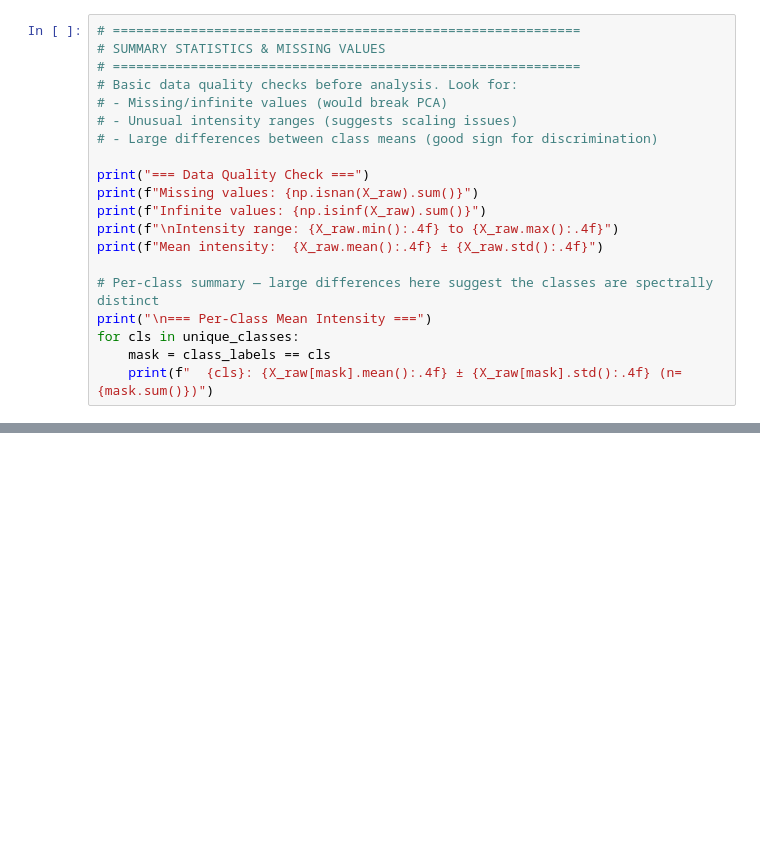
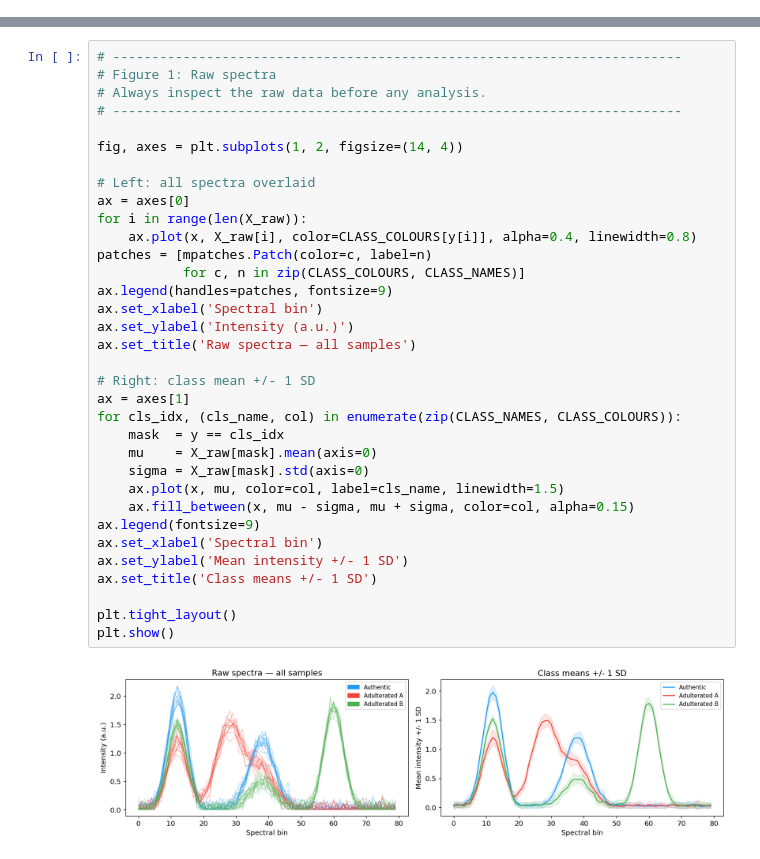
Before and after one commit to ggkuhnle/fbmfor-foodfraud, a Jupyter notebook: notebooks/FBMFOR_Chemometrics_Analysis.ipynb, the cells around one changed output, grey strips where cells are left out. Cells and saved outputs as stored; diff of their text form; blank space fills up the shorter version.

```diff
--- a/notebooks/FBMFOR_Chemometrics_Analysis.ipynb
+++ b/notebooks/FBMFOR_Chemometrics_Analysis.ipynb
@@ -520,20 +0,0 @@ fig.show()
-# %%
-# ============================================================
-# SUMMARY STATISTICS & MISSING VALUES
-# ============================================================
-# Basic data quality checks before analysis. Look for:
-# - Missing/infinite values (would break PCA)
-# - Unusual intensity ranges (suggests scaling issues)
-# - Large differences between class means (good sign for discrimination)
-
-print("=== Data Quality Check ===")
-print(f"Missing values: {np.isnan(X_raw).sum()}")
-print(f"Infinite values: {np.isinf(X_raw).sum()}")
-print(f"\nIntensity range: {X_raw.min():.4f} to {X_raw.max():.4f}")
-print(f"Mean intensity:  {X_raw.mean():.4f} ± {X_raw.std():.4f}")
-
-# Per-class summary — large differences here suggest the classes are spectrally distinct
-print("\n=== Per-Class Mean Intensity ===")
-for cls in unique_classes:
-    mask = class_labels == cls
-    print(f"  {cls}: {X_raw[mask].mean():.4f} ± {X_raw[mask].std():.4f} (n={mask.sum()})")
@@ -1764,0 +148,36 @@ Barnes, R.J., Dhanoa, M.S. & Lister, S.J. (1989). Standard normal variate transf
+# %%
+# -------------------------------------------------------------------------
+# Figure 1: Raw spectra
+# Always inspect the raw data before any analysis.
+# -------------------------------------------------------------------------
+
+fig, axes = plt.subplots(1, 2, figsize=(14, 4))
+
+# Left: all spectra overlaid
+ax = axes[0]
+for i in range(len(X_raw)):
+    ax.plot(x, X_raw[i], color=CLASS_COLOURS[y[i]], alpha=0.4, linewidth=0.8)
+patches = [mpatches.Patch(color=c, label=n)
+           for c, n in zip(CLASS_COLOURS, CLASS_NAMES)]
+ax.legend(handles=patches, fontsize=9)
+ax.set_xlabel('Spectral bin')
+ax.set_ylabel('Intensity (a.u.)')
+ax.set_title('Raw spectra — all samples')
+
+# Right: class mean +/- 1 SD
+ax = axes[1]
+for cls_idx, (cls_name, col) in enumerate(zip(CLASS_NAMES, CLASS_COLOURS)):
+    mask  = y == cls_idx
+    mu    = X_raw[mask].mean(axis=0)
+    sigma = X_raw[mask].std(axis=0)
+    ax.plot(x, mu, color=col, label=cls_name, linewidth=1.5)
+    ax.fill_between(x, mu - sigma, mu + sigma, color=col, alpha=0.15)
+ax.legend(fontsize=9)
+ax.set_xlabel('Spectral bin')
+ax.set_ylabel('Mean intensity +/- 1 SD')
+ax.set_title('Class means +/- 1 SD')
+
+plt.tight_layout()
+plt.show()
+# %% [output]
+[figure, added]
```
Also changed, not shown: parts of 65 cells of this notebook.
